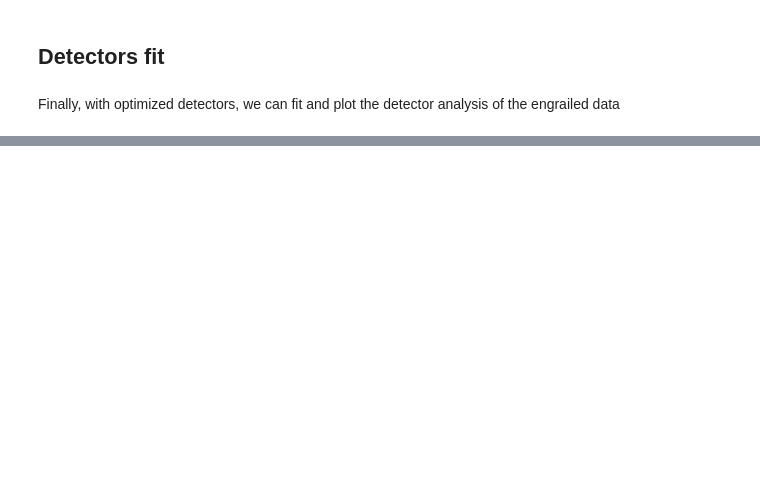
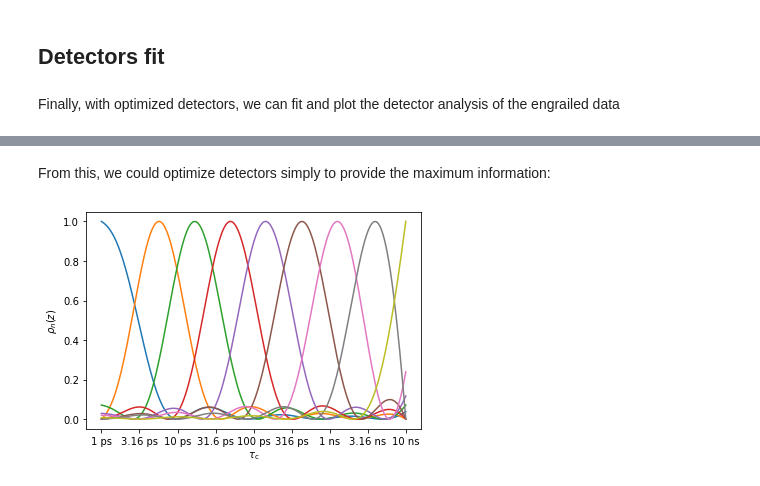
Before and after one commit to alsinmr/pyDR_tutorial, a Jupyter notebook: misc/Engrailed.ipynb, the cells around one changed output, grey strips where cells are left out. Drawn from its saved outputs; the diff is of its cells as text; code cells hidden in the pictures; blank space fills up the shorter version.

```diff
--- a/misc/Engrailed.ipynb
+++ b/misc/Engrailed.ipynb
@@ -73,0 +105,8 @@ fit.plot_fit()[0].figure.set_size_inches([10,7])
+# %% [markdown]
+From this, we could optimize detectors simply to provide the maximum information:
+# %%
+r_md=md.Detector()
+r_md.r_auto(9)
+r_md.plot_rhoz();
+# %% [output]
+[figure, added]
```
Also changed, not shown: parts of 15 cells of this notebook.
